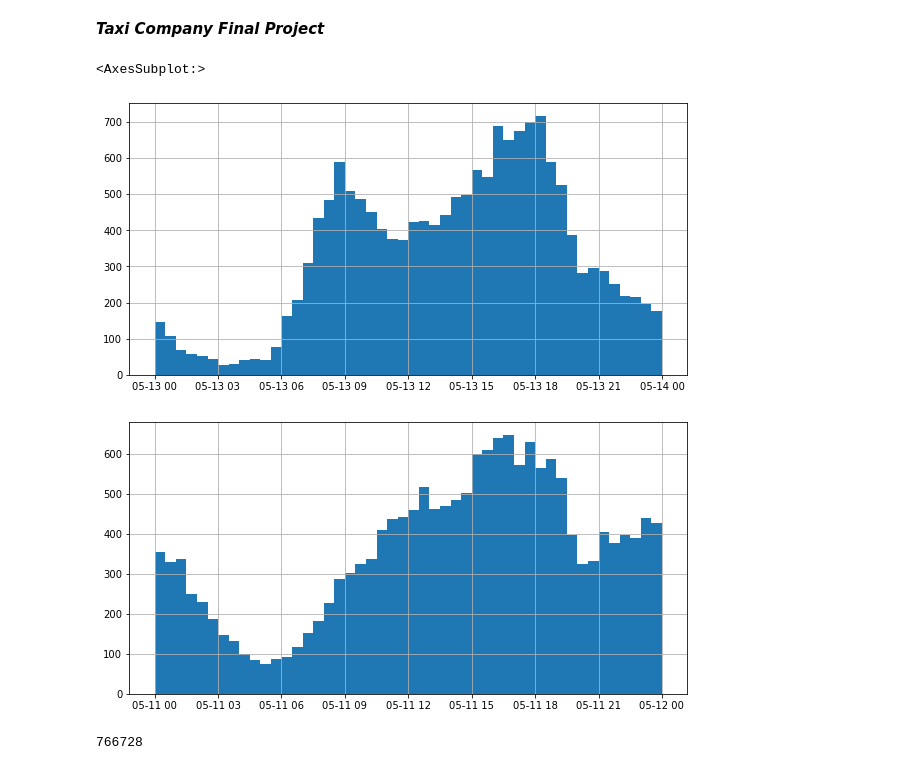
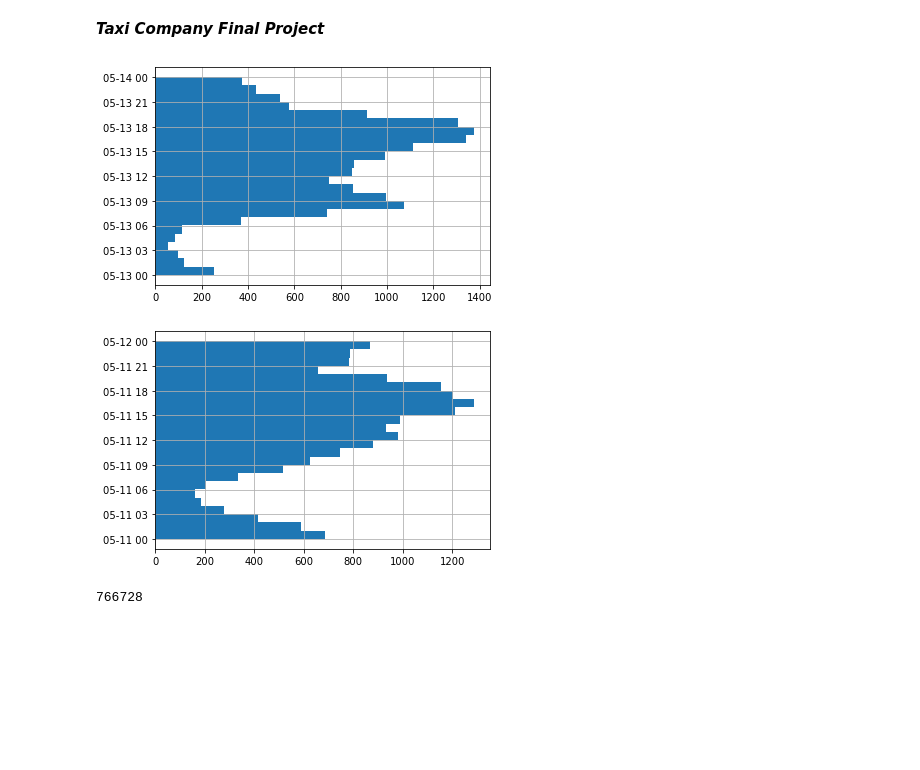
Before and after one commit to CCNY-Analytics-and-Quant/Team-Killer-Bass, a Jupyter notebook: taxi_company_final_project.ipynb, the cells around one changed output. Drawn from its saved outputs; the diff is of its cells as text; code cells hidden in the pictures; blank space fills up the shorter version.

```diff
--- a/taxi_company_final_project.ipynb
+++ b/taxi_company_final_project.ipynb
@@ -19,23 +19,22 @@ def mssql_connection(password: str, username: str, default_db: str = "master"):
                      )
                      return cnxn
 # %%
-conn = mssql_connection(password= "CCny23747149" , username= "Sadiafaruque149" , default_db="summer_2022")
+conn = mssql_connection(password= "" , username= "" , default_db="summer_2022")
 # %%
 import matplotlib.pyplot as plt
 plt.close("all")
 # %%
 weekday_trip_cycle_df = pd.read_sql("SELECT * FROM [2019_taxi_trips] WHERE lpep_pickup_datetime >= '2019-05-13 00:00:00' AND lpep_pickup_datetime <= '2019-05-13 23:59:59' ORDER BY lpep_pickup_datetime",conn)
 # %%
-weekday_trip_cycle_df.lpep_pickup_datetime.hist(bins=48, figsize=(10,5))
+weekday_trip_cycle_df.lpep_pickup_datetime.hist(bins=24, orientation="horizontal");
 # %% [output]
-<AxesSubplot:>
-[figure, old version]
+[figure, new version]
 # %%
 weekend_trip_cycle_df = pd.read_sql("SELECT * FROM [2019_taxi_trips] WHERE lpep_pickup_datetime >= '2019-05-11 00:00:00' AND lpep_pickup_datetime <= '2019-05-11 23:59:59' ORDER BY lpep_pickup_datetime",conn)
 # %%
-weekend_trip_cycle_df.lpep_pickup_datetime.hist(bins=48, figsize=(10,5));
+weekend_trip_cycle_df.lpep_pickup_datetime.hist(bins=24, orientation="horizontal");
 # %% [output]
-[figure, old version]
+[figure, new version]
 # %%
 january_trips_2018_df = pd.read_sql("SELECT lpep_pickup_datetime FROM [2018_taxi_trips] WHERE lpep_pickup_datetime >= '2018-01-01' AND lpep_pickup_datetime <= '2018-01-31' ORDER BY lpep_pickup_datetime",conn)
 # %%
```
Also changed, not shown: parts of 48 cells of this notebook.
